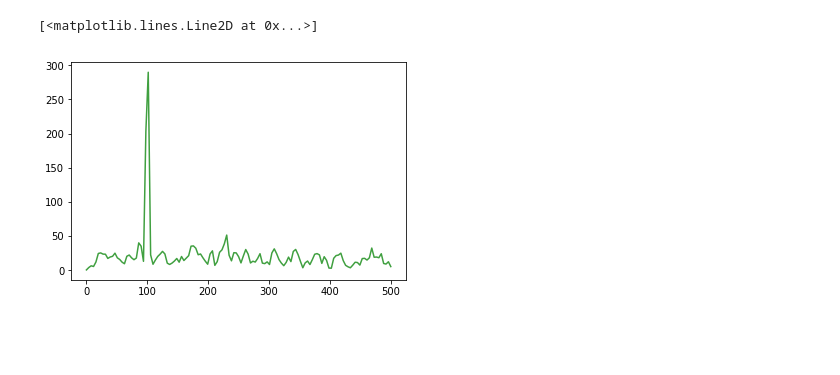
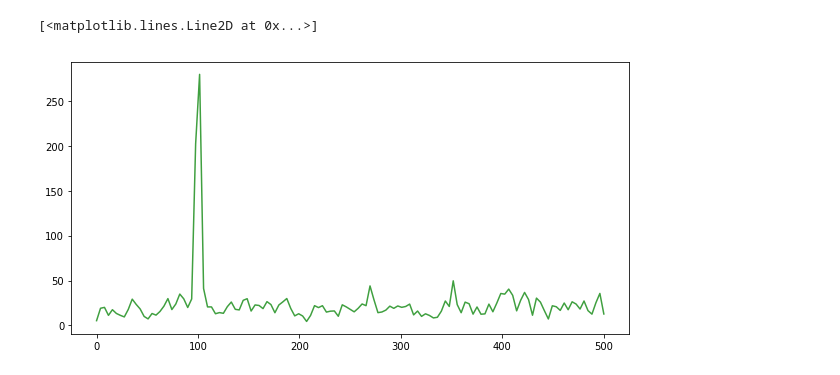
Before and after one commit to SGRGit/gwOsc, a Jupyter notebook: SignalProcUsingML.ipynb, the cells around one changed output. Drawn from its saved outputs; the diff is of its cells as text; code cells hidden in the pictures; blank space fills up the shorter version.

```diff
--- a/SignalProcUsingML.ipynb
+++ b/SignalProcUsingML.ipynb
@@ -67,15 +67,15 @@ plot_fft(x, xn)
 # %%
 from scipy.signal import welch
 
 def get_psd_values(y_values, fs, nperseg=1024, scaling='spectrum'):
     f_values, psd_values = welch(y_values, fs=fs)
     return f_values, psd_values
 f_values, psd_values = get_psd_values(xn, fs)
 
 ft, (axft1) = plt.subplots(1, 1)
-#ft.set_figwidth(30)
-#ft.set_figheight(10)
+ft.set_figwidth(10)
+ft.set_figheight(5)
 axft1.plot(f_values, psd_values, 'g' , alpha=0.75)
 # %% [output]
 [<matplotlib.lines.Line2D at 0x...>]
-[figure, old version]
+[figure, new version]
```
Also changed, not shown: parts of 2 cells of this notebook.
